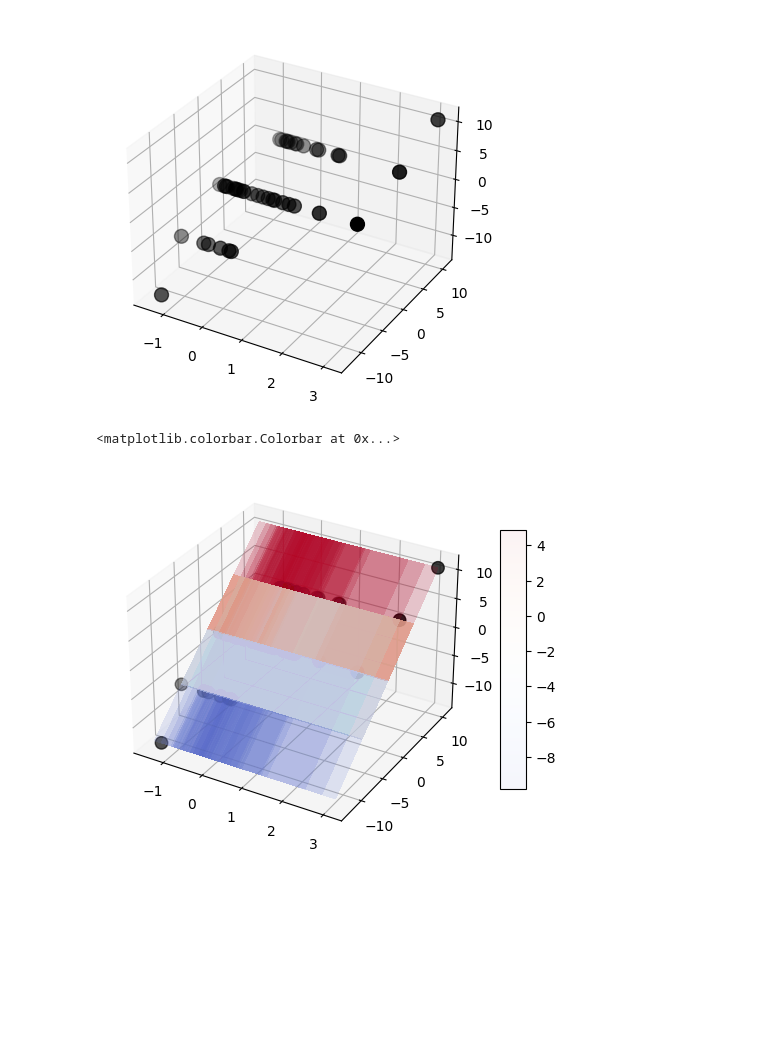
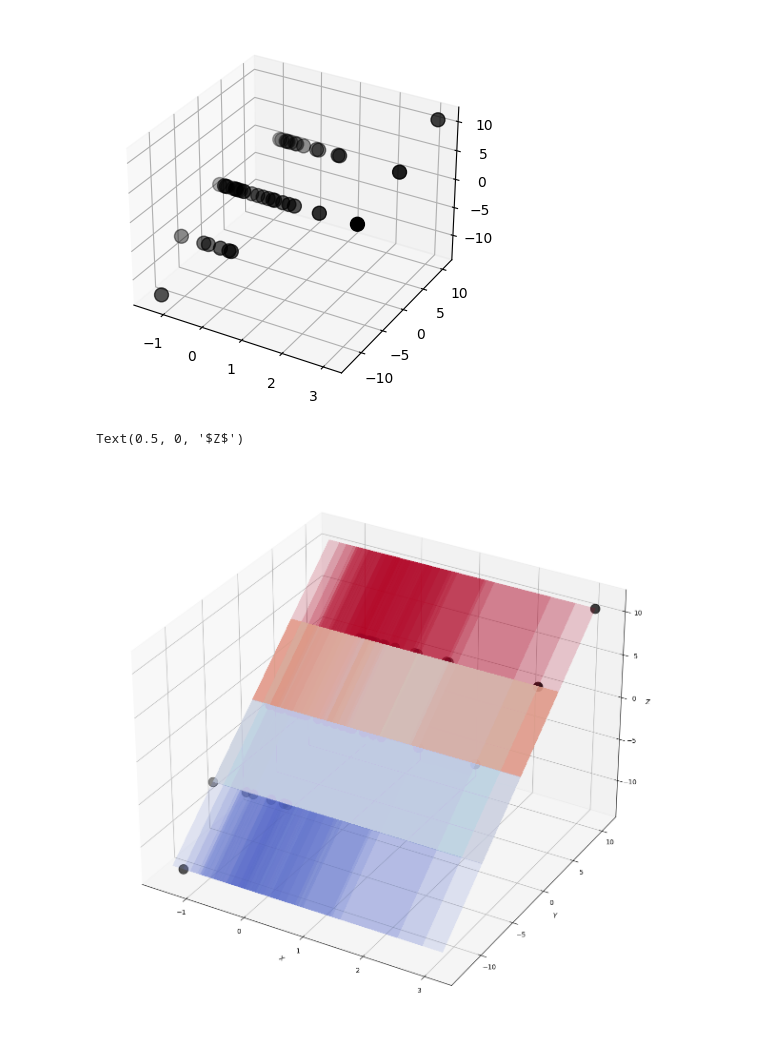
Before and after one commit to GabrielSiqueira1/Computational-Intelligence, a Jupyter notebook: regressao-linear-duas-variavel.ipynb, the cells around one changed output. Cells and saved outputs as stored; diff of their text form; code cells hidden in the pictures; blank space fills up the shorter version.

```diff
--- a/regressao-linear-duas-variavel.ipynb
+++ b/regressao-linear-duas-variavel.ipynb
@@ -76,7 +76,7 @@ alpha_1 = 0.01
 alpha_2 = 0.10
 alpha_3 = 0.05
 tempo = 0
-LIMITE = 10000
+LIMITE = 10**(-3)
 # %%
 fig = plt.figure()
 ax = fig.add_subplot(111, projection='3d')
@@ -87,7 +87,11 @@ ax.scatter(x, y, z, zdir='z', s=100, color='black')
 # %%
 # Estabelecimento do código principal
 
-while tempo < LIMITE:
+diff = []
+diff.append(1)
+tempo = 0
+
+while abs(diff[-1]) > LIMITE and tempo < 10000:
 
     h = []
     for i in range(0, len(x)):
@@ -97,36 +101,45 @@ while tempo < LIMITE:
     for i in range(0, len(h)):
         erro += (h[i]-z[i])**2
     J = 1/(2*m)*erro
+    if diff[-1] == 1:
+        diff = []
+        diff.append(J)
+    else:
+        diff.append(J)
 
     derivada_theta_0 = 0
     derivada_theta_1 = 0
     derivada_theta_2 = 0
     for j in range(0, len(h)):
         derivada_theta_0 += (h[j]-z[j])
         derivada_theta_1 += (h[j]-z[j])*x[j]
         derivada_theta_2 += (h[j]-z[j])*y[j]
     derivada_theta_0 = 1/m*derivada_theta_0
     derivada_theta_1 = 1/m*derivada_theta_1
     derivada_theta_2 = 1/m*derivada_theta_2
 
     theta_0 -= alpha_1*derivada_theta_0
     theta_1 -= alpha_2*derivada_theta_1
     theta_2 -= alpha_3*derivada_theta_2
 
     epoca.append(erro) #SSE
     tempo += 1
 
 r, s = np.meshgrid(x, y)
 h = theta_0 + theta_1*r + theta_2*s
-fig = plt.figure()
+fig = plt.figure(figsize=(15, 15))
 ax = fig.add_subplot(111, projection='3d')
 surf = ax.plot_surface(r, s, h,
                 cmap=cm.coolwarm,
                 alpha=0.05,
                 linewidth=0,
                 antialiased=False)
-ax.scatter(x, y, z, zdir='z', s=80, color='black')
-fig.colorbar(surf, shrink=0.7, aspect=10)
+
+ax.scatter(x, y, z, zdir='z', s=200, color='black')
+#fig.colorbar(surf, shrink=0.7, aspect=10)
+ax.set_xlabel('$X$',rotation=150)
+ax.set_ylabel('$Y$')
+ax.set_zlabel('$Z$', fontsize=10)
 # %% [output]
-<matplotlib.colorbar.Colorbar at 0x...>
+Text(0.5, 0, '$Z$')
-[figure, old version]
+[figure, new version]
```
Also changed, not shown: parts of 2 cells of this notebook.
